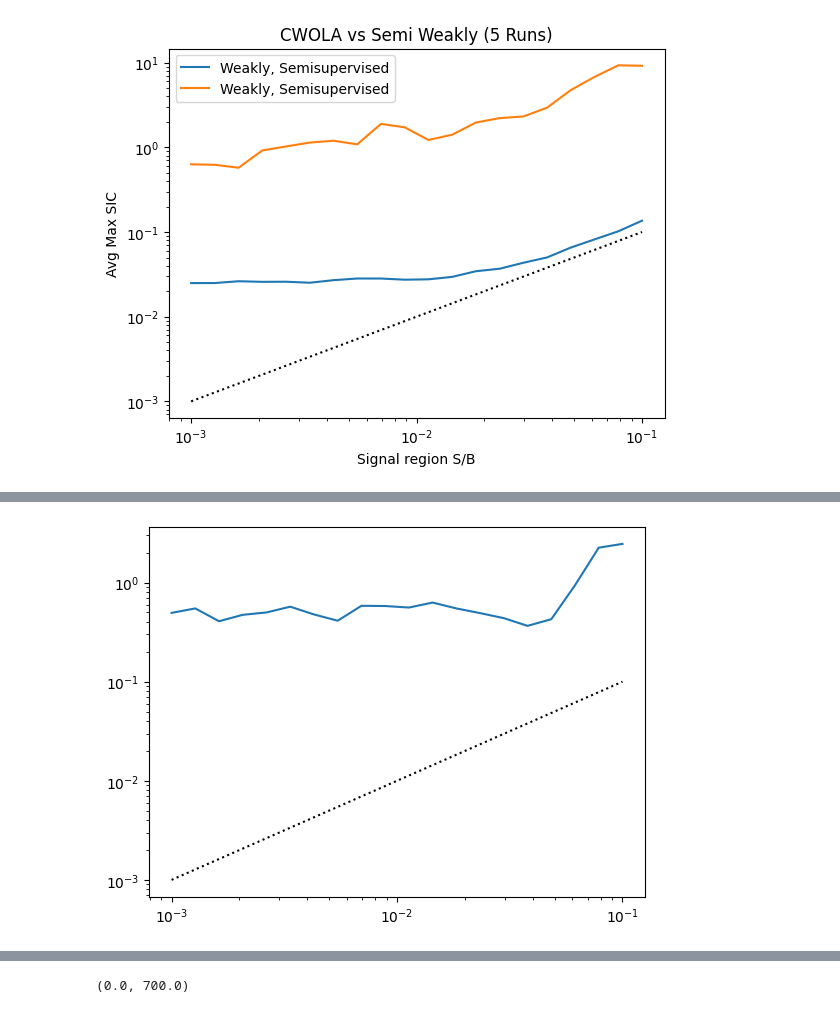
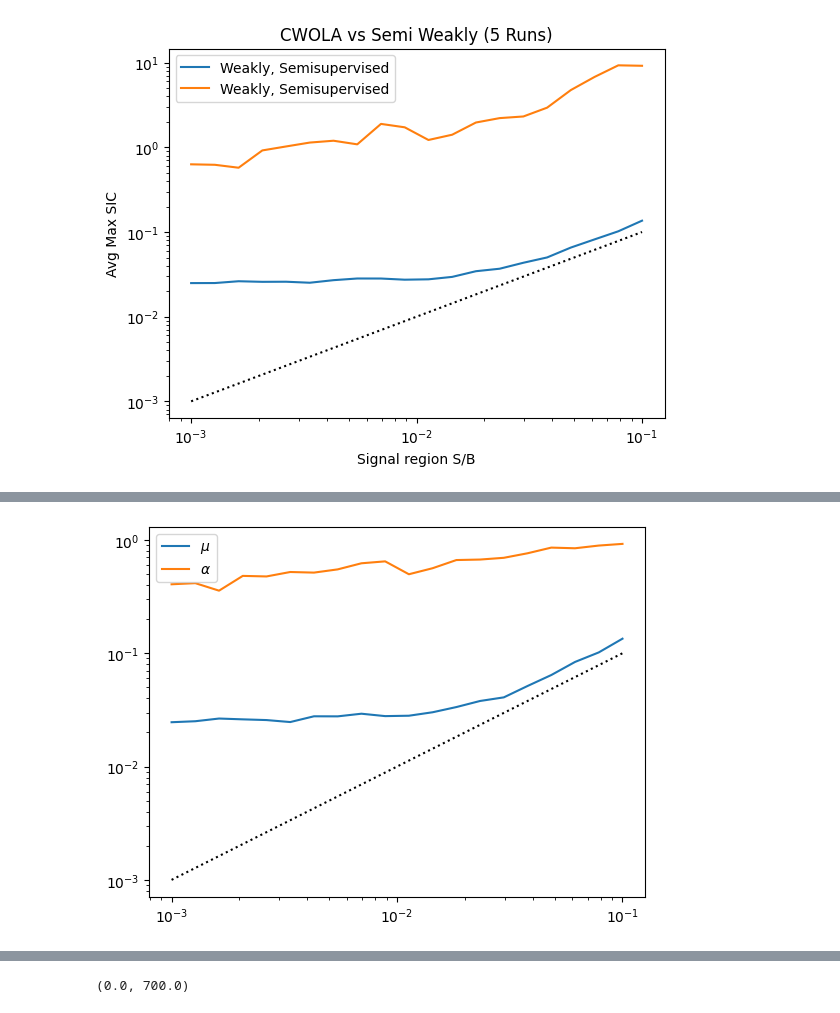
Before and after one commit to GitGup/SemiWeaklySupervised, a Jupyter notebook: SemiWeakly6Features.ipynb, the cells around one changed output, grey strips where cells are left out. Drawn from its saved outputs; the diff is of its cells as text; code cells hidden in the pictures.

```diff
--- a/SemiWeakly6Features.ipynb
+++ b/SemiWeakly6Features.ipynb
@@ -1137,7 +1139,9 @@ plt.xscale("log")
-# %%
-plt.plot(sig_list, weight_list4)
-plt.plot(sig_list,sig_list,ls=":",color="black")
-plt.yscale("log")
-plt.xscale("log")
-# %% [output]
-[figure, removed]
+# %%
+plt.plot(sig_list, weight_list3, label = r"$\mu$")
+plt.plot(sig_list, weight_list4, label = r"$\alpha$")
+plt.plot(sig_list,sig_list,ls=":",color="black")
+plt.legend()
+plt.yscale("log")
+plt.xscale("log")
+# %% [output]
+[figure, added]
```
Also changed, not shown: parts of 4 cells of this notebook.
